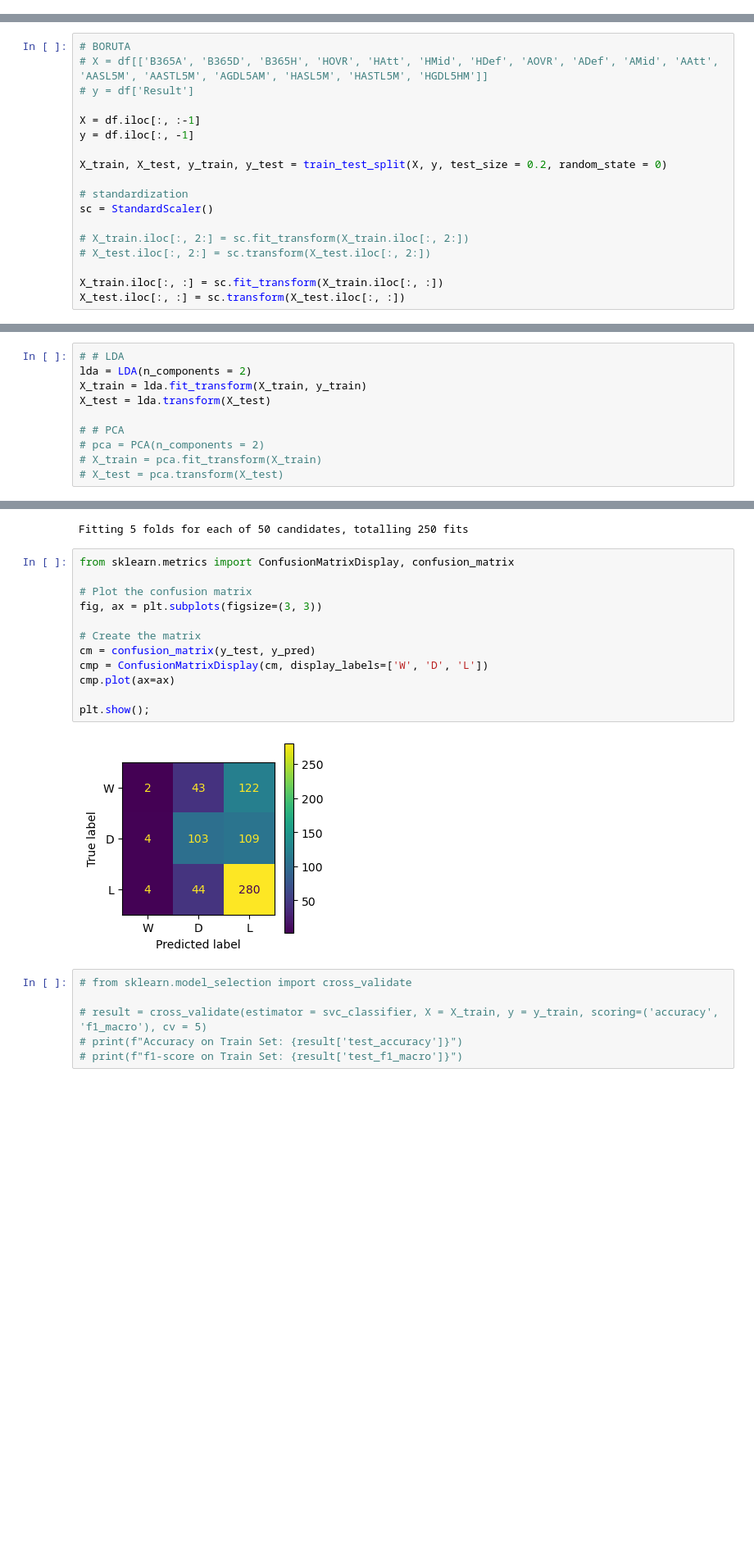
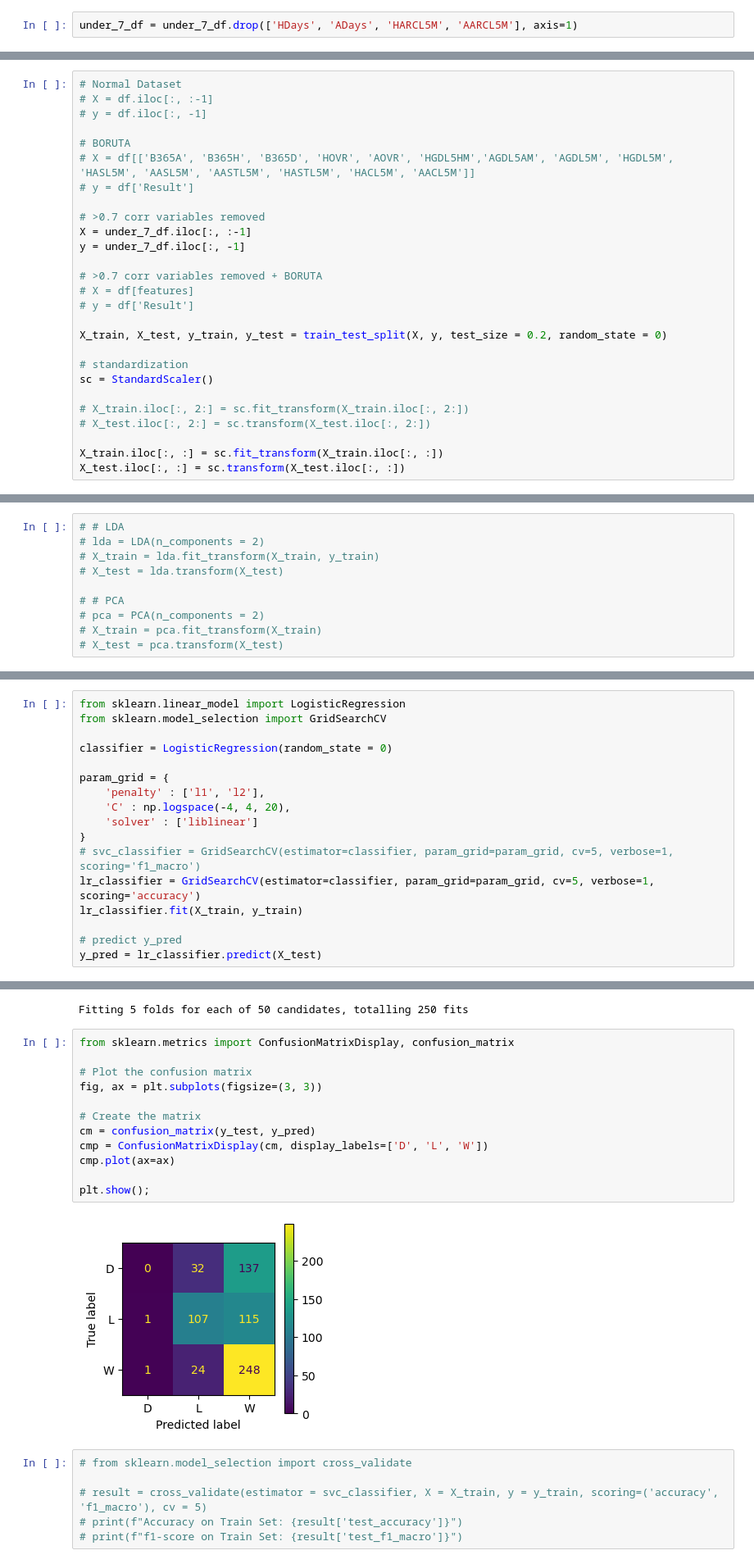
Before and after one commit to schoibs/football-match-prediction, a Jupyter notebook: 3 Model Building.ipynb, the cells around one changed output, grey strips where cells are left out. Shown at 82% size. Cells and saved outputs as stored; diff of their text form; blank space fills up the shorter version.

```diff
--- a/3 Model Building.ipynb
+++ b/3 Model Building.ipynb
@@ -92 +147,3 @@ df.shape
+# %%
+under_7_df = under_7_df.drop(['HDays', 'ADays', 'HARCL5M', 'AARCL5M'], axis=1)
 # %%
@@ -99,12 +156,21 @@ from sklearn.preprocessing import StandardScaler
 from sklearn.discriminant_analysis import LinearDiscriminantAnalysis as LDA
 from sklearn.decomposition import PCA
 # %%
+# Normal Dataset
+# X = df.iloc[:, :-1]
+# y = df.iloc[:, -1]
+
 # BORUTA
-# X = df[['B365A', 'B365D', 'B365H', 'HOVR', 'HAtt', 'HMid', 'HDef', 'AOVR', 'ADef', 'AMid', 'AAtt', 'AASL5M', 'AASTL5M', 'AGDL5AM', 'HASL5M', 'HASTL5M', 'HGDL5HM']]
+# X = df[['B365A', 'B365H', 'B365D', 'HOVR', 'AOVR', 'HGDL5HM','AGDL5AM', 'AGDL5M', 'HGDL5M', 'HASL5M', 'AASL5M', 'AASTL5M', 'HASTL5M', 'HACL5M', 'AACL5M']]
 # y = df['Result']
 
-X = df.iloc[:, :-1]
-y = df.iloc[:, -1]
+# >0.7 corr variables removed
+X = under_7_df.iloc[:, :-1]
+y = under_7_df.iloc[:, -1]
+
+# >0.7 corr variables removed + BORUTA
+# X = df[features]
+# y = df['Result']
 
 X_train, X_test, y_train, y_test = train_test_split(X, y, test_size = 0.2, random_state = 0)
 
@@ -149,9 +228,9 @@ y_train[0]
 ### Dimensionality Reduction Techniques
 # %%
 # # LDA
-lda = LDA(n_components = 2)
-X_train = lda.fit_transform(X_train, y_train)
-X_test = lda.transform(X_test)
+# lda = LDA(n_components = 2)
+# X_train = lda.fit_transform(X_train, y_train)
+# X_test = lda.transform(X_test)
 
 # # PCA
 # pca = PCA(n_components = 2)
@@ -310,0 +396,17 @@ pickle.dump(rf_classifier, open("models/rf_classifier.pkl", "wb"))
+# %%
+from sklearn.linear_model import LogisticRegression
+from sklearn.model_selection import GridSearchCV
+
+classifier = LogisticRegression(random_state = 0)
+
+param_grid = {
+    'penalty' : ['l1', 'l2'],
+    'C' : np.logspace(-4, 4, 20),
+    'solver' : ['liblinear']
+}
+# svc_classifier = GridSearchCV(estimator=classifier, param_grid=param_grid, cv=5, verbose=1, scoring='f1_macro')
+lr_classifier = GridSearchCV(estimator=classifier, param_grid=param_grid, cv=5, verbose=1, scoring='accuracy')
+lr_classifier.fit(X_train, y_train)
+
+# predict y_pred
+y_pred = lr_classifier.predict(X_test)
@@ -333,17 +493,17 @@ Fitting 5 folds for each of 50 candidates, totalling 250 fits
 # %%
 from sklearn.metrics import ConfusionMatrixDisplay, confusion_matrix
 
 # Plot the confusion matrix
 fig, ax = plt.subplots(figsize=(3, 3))
 
 # Create the matrix
 cm = confusion_matrix(y_test, y_pred)
-cmp = ConfusionMatrixDisplay(cm, display_labels=['W', 'D', 'L'])
+cmp = ConfusionMatrixDisplay(cm, display_labels=['D', 'L', 'W'])
 cmp.plot(ax=ax)
 
 plt.show();
 # %% [output]
-[figure, old version]
+[figure, new version]
 # %%
 # from sklearn.model_selection import cross_validate
 
```
Also changed, not shown: parts of 79 cells of this notebook, 18 other files.
